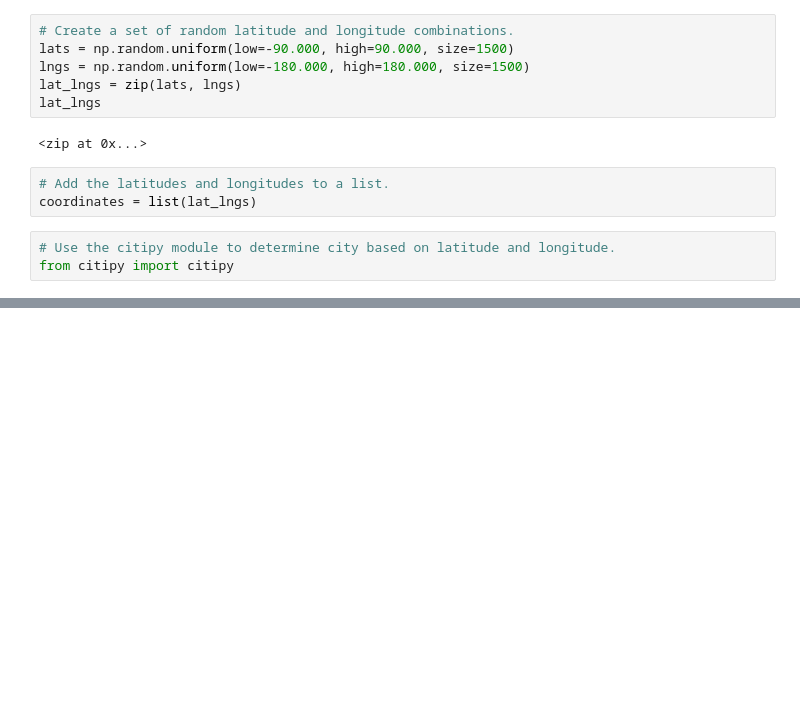
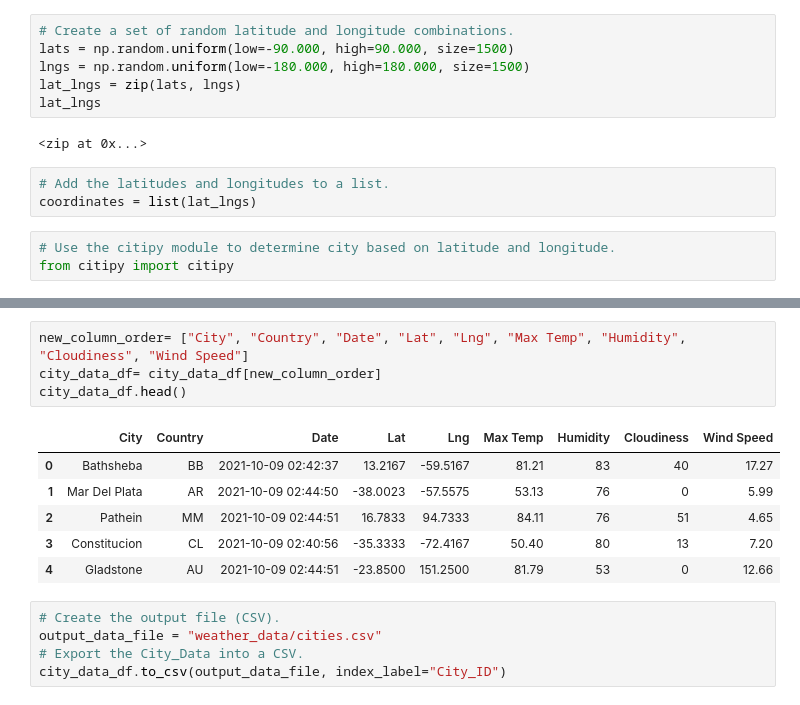
Before and after one commit to alfonsorf/World_Weather_Analysis, a Jupyter notebook: WeatherPy.ipynb, the cells around one changed output, grey strips where cells are left out. Saved outputs shown, nothing was run; the diff lists cells and outputs as text; blank space fills up the shorter version.

```diff
--- a/WeatherPy.ipynb
+++ b/WeatherPy.ipynb
@@ -33,0 +144,16 @@ len(cities)
+# %%
+new_column_order= ["City", "Country", "Date", "Lat", "Lng", "Max Temp", "Humidity", "Cloudiness", "Wind Speed"]
+city_data_df= city_data_df[new_column_order]
+city_data_df.head()
+# %% [output]
+|  | City | Country | Date | Lat | Lng | Max Temp | Humidity | Cloudiness | Wind Speed |
+| 0 | Bathsheba | BB | 2021-10-09 02:42:37 | 13.2167 | -59.5167 | 81.21 | 83 | 40 | 17.27 |
+| 1 | Mar Del Plata | AR | 2021-10-09 02:44:50 | -38.0023 | -57.5575 | 53.13 | 76 | 0 | 5.99 |
+| 2 | Pathein | MM | 2021-10-09 02:44:51 | 16.7833 | 94.7333 | 84.11 | 76 | 51 | 4.65 |
+| 3 | Constitucion | CL | 2021-10-09 02:40:56 | -35.3333 | -72.4167 | 50.40 | 80 | 13 | 7.20 |
+| 4 | Gladstone | AU | 2021-10-09 02:44:51 | -23.8500 | 151.2500 | 81.79 | 53 | 0 | 12.66 |
+# %%
+# Create the output file (CSV).
+output_data_file = "weather_data/cities.csv"
+# Export the City_Data into a CSV.
+city_data_df.to_csv(output_data_file, index_label="City_ID")
```
Also changed, not shown: parts of 5 cells of this notebook, 3 other files.
